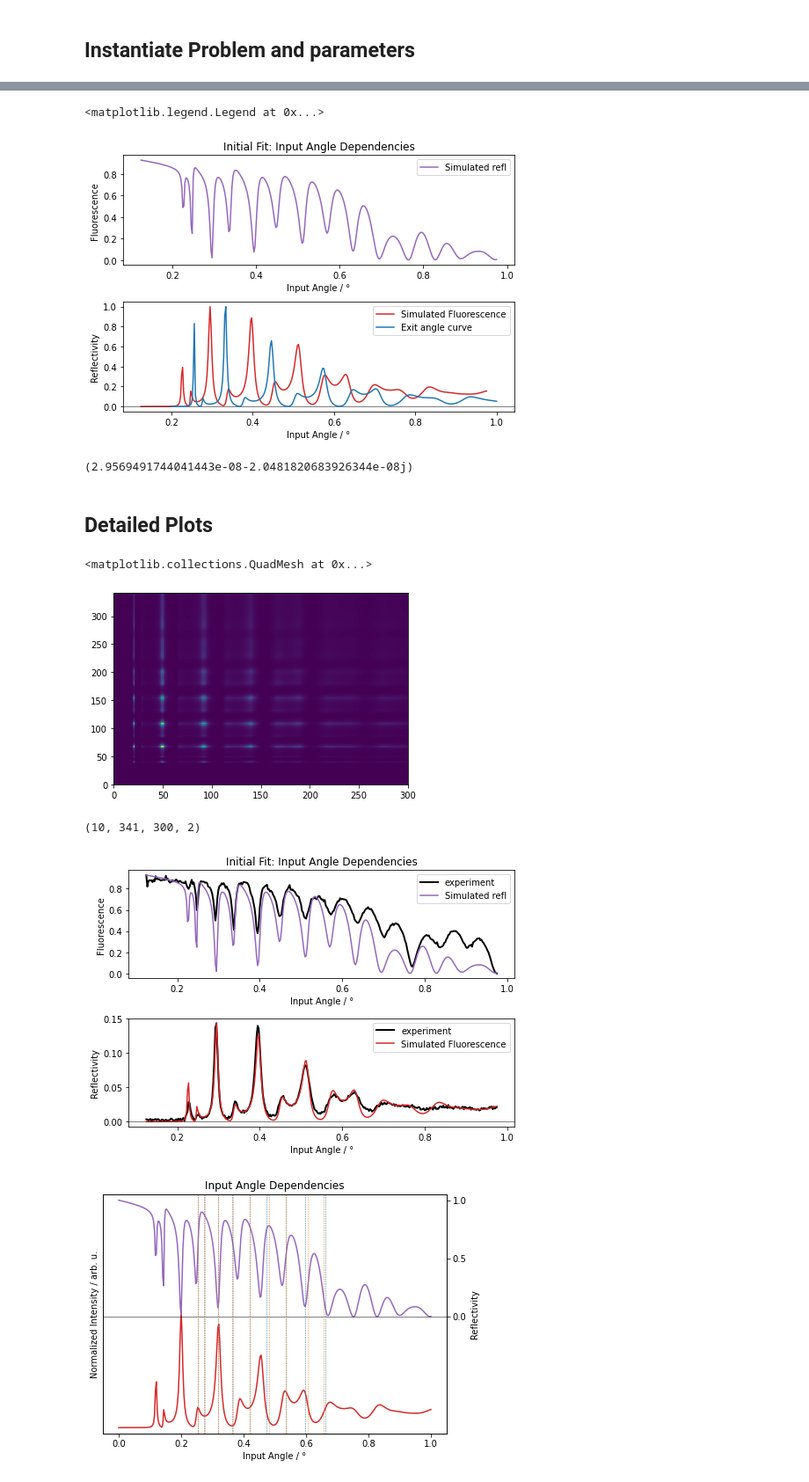
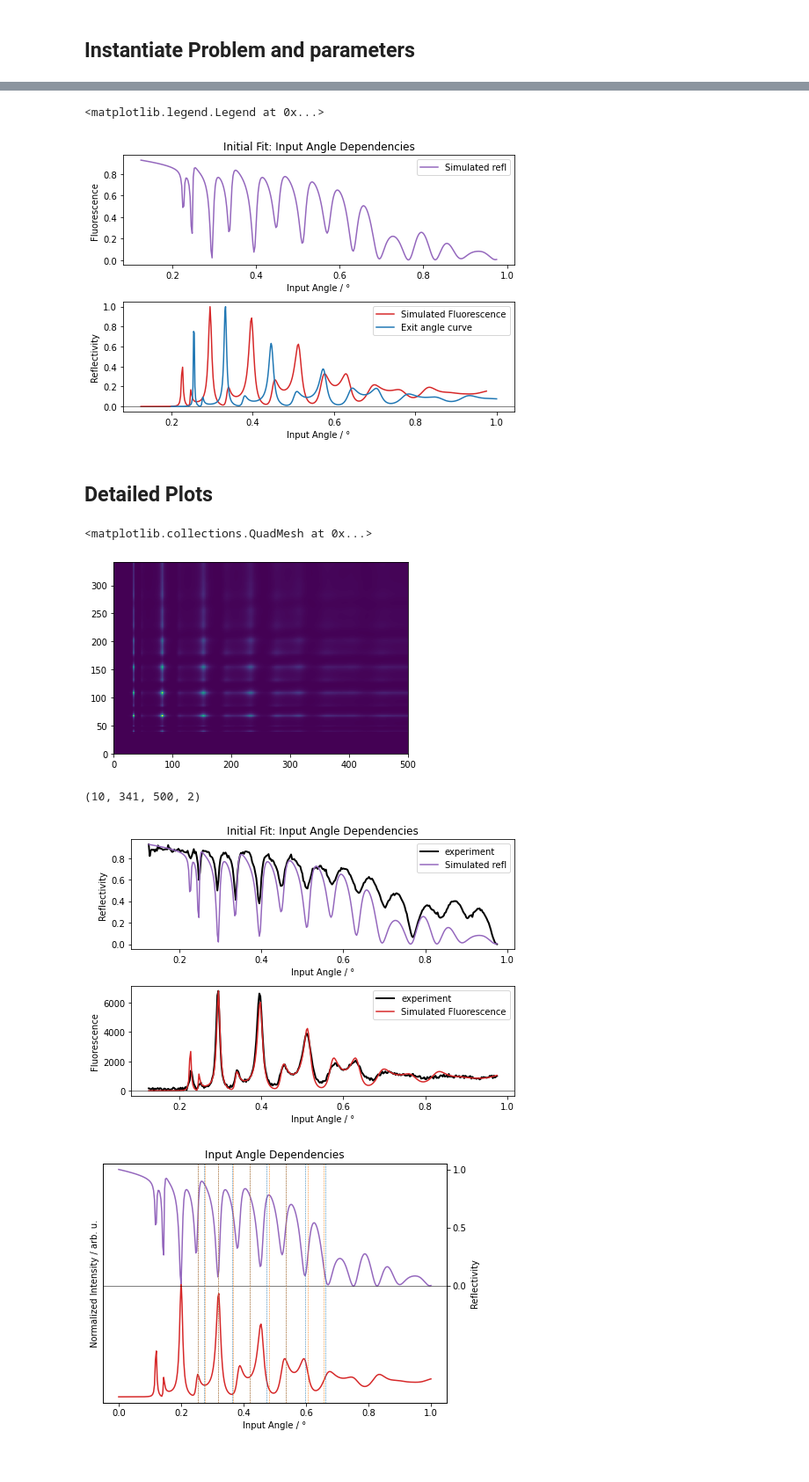
Before and after one commit to F00lWise/Xray-Layer-Fluorescence, a Jupyter notebook: XrayLayerFluorescence - Manual.ipynb, the cells around one changed output, grey strips where cells are left out. Shown: that part at 88% size. Cells and saved outputs as stored; diff of their text form; code cells hidden in the pictures.

```diff
--- a/XrayLayerFluorescence - Manual.ipynb
+++ b/XrayLayerFluorescence - Manual.ipynb
@@ -82,9 +99,10 @@ The axis defined here will only be regarded if the same axes are not specified i
 # %%
 
 energies_in=np.array([7150])
-energies_out=np.array([6400])
-angles_in  = np.linspace(xlf.deg2rad(0.2),xlf.deg2rad(0.55),300) #np.array([xlf.deg2rad(0.3)])#
-angles_out = np.linspace(xlf.deg2rad(0.2),xlf.deg2rad(1.0),300) #np.array(xlf.deg2rad(np.array([0.2,0.3])))#
+#[6403.84,6390.84]
+energies_out=np.array([6403.84])
+angles_in  = np.linspace(xlf.deg2rad(0.2),xlf.deg2rad(1.0),500) #np.array([xlf.deg2rad(0.3)])#
+angles_out = np.linspace(xlf.deg2rad(0.2),xlf.deg2rad(1.0),500) #np.array(xlf.deg2rad(np.array([0.2,0.3])))#
 #xlf.deg2rad(np.array([0.3,0.300001]))#
 axes = {'energies_in': energies_in,
         'energies_out': energies_out,
@@ -122,7 +142,7 @@ Based on the Initial fit, setting relative intensity of refl and fluor
 ##### Diode trace plots
 ###################################################
 angles_in = xlf.rad2deg(my_problem.angles_in)
-model_fluor = xlf.abs2(my_problem.fluorescence_I_angle_in_dependent)
+model_fluor = (my_problem.fluorescence_I_angle_in_dependent)
 model_refl = np.mean(xlf.abs2(my_problem.reflectivity),0)
 
 exp_fluor = experiment_data['fluor_diode']#*cavity.parameters['I_fluorescence']
@@ -152,15 +172,10 @@ plt.tight_layout()
 
 
 ##########Exit angle
-
-ax2.plot(xlf.rad2deg(my_problem.angles_out),\
-         xlf.normmax(xlf.abs2(np.nansum(my_problem.cavity.solution.fluorescence_emitted_amplitude,(0,1,2))))\
+GEXRF =  xlf.normmax((np.nansum(my_problem.cavity.solution.fluorescence_emitted_intensity,(0,1,2))))
+ax2.plot(xlf.rad2deg(my_problem.angles_out), GEXRF
          , label = 'Exit angle curve')
 plt.legend()
 # %% [output]
 <matplotlib.legend.Legend at 0x...>
-[figure, old version]
+[figure, new version]
-# %%
-np.nanmax(my_problem.cavity.solution.consistency_check())
-# %% [output]
-(2.9569491744041443e-08-2.0481820683926344e-08j)
@@ -168,51 +186,50 @@ np.nanmax(my_problem.cavity.solution.consistency_check())
 ## Detailed Plots
 # %%
 plt.figure()
-plt.pcolormesh(xlf.abs2(my_problem.cavity.solution.fluorescence_emitted_amplitude[0,0,:,:]))
+plt.pcolormesh((my_problem.cavity.solution.fluorescence_emitted_intensity[0,0,:,:]))
 # %% [output]
 <matplotlib.collections.QuadMesh at 0x...>
-[figure, old version]
+[figure, new version]
 # %%
 #plt.figure()
 #plt.pcolormesh(np.sum(xlf.abs2(my_problem.cavity.solution.fluorescence_local_amplitude[0,0,:,:,my_problem.z_layer_indices==2,:])[4,:,:,:],(2)))
 # %%
 xlf.abs2(my_problem.cavity.solution.fluorescence_local_amplitude[0,0,:,:,my_problem.z_layer_indices==2,:]).shape
 # %% [output]
-(10, 341, 300, 2)
+(10, 341, 500, 2)
 # %%
 ###################################################
 ##### Diode trace plots
 ###################################################
 angles_in = xlf.rad2deg(my_problem.angles_in)
-model_fluor = xlf.abs2(my_problem.fluorescence_I_angle_in_dependent)
+model_fluor = (my_problem.fluorescence_I_angle_in_dependent)
 model_refl = np.mean(xlf.abs2(my_problem.reflectivity),0)
 
 exp_fluor = my_problem.experiment['fluor_diode']*cavity.parameters['I_fluorescence']
 exp_refl = my_problem.experiment['refl']*cavity.parameters['I_reflectivity']
 
 fig, (ax1,ax2) = plt.subplots(2,1,figsize=(7, 5))
 ax1.set_title(f'Initial Fit: Input Angle Dependencies')
 
 plt.sca(ax1)
 ax1.plot(angles_in, exp_refl, c='k', lw=2,label = 'experiment')
 ax1.plot(angles_in, model_refl, 'C4-', label='Simulated refl')
-
-plt.ylabel('Normalized Intensity / arb. u.')
+#plt.ylabel('Normalized Intensity / arb. u.')
 plt.xlabel('Input Angle / °')
-plt.ylabel('Fluorescence')
 plt.legend()
+plt.ylabel('Reflectivity')
 
 plt.sca(ax2)
 ax2.plot(angles_in, exp_fluor, c='k', lw=2,label = 'experiment')
 ax2.plot(angles_in, model_fluor, c='C3',
          label='Simulated Fluorescence')
 plt.xlabel('Input Angle / °')
 plt.legend()
-plt.ylabel('Reflectivity')
+plt.ylabel('Fluorescence')
 plt.axhline(c='k', lw=.5)
 plt.tight_layout()
 # %% [output]
-[figure, old version]
+[figure, new version]
 # %%
 
 
```
Also changed, not shown: parts of 9 cells of this notebook, 5 other files.
